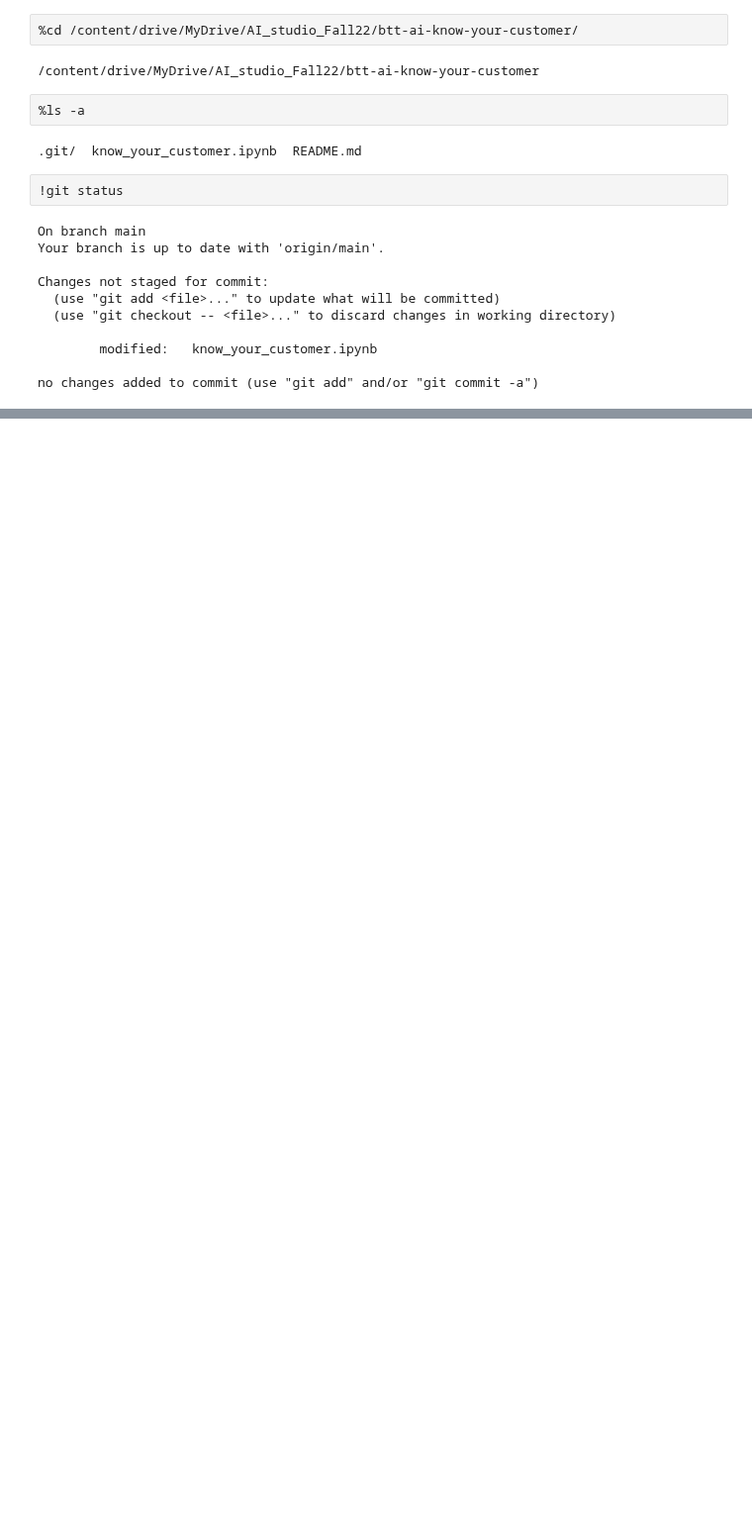
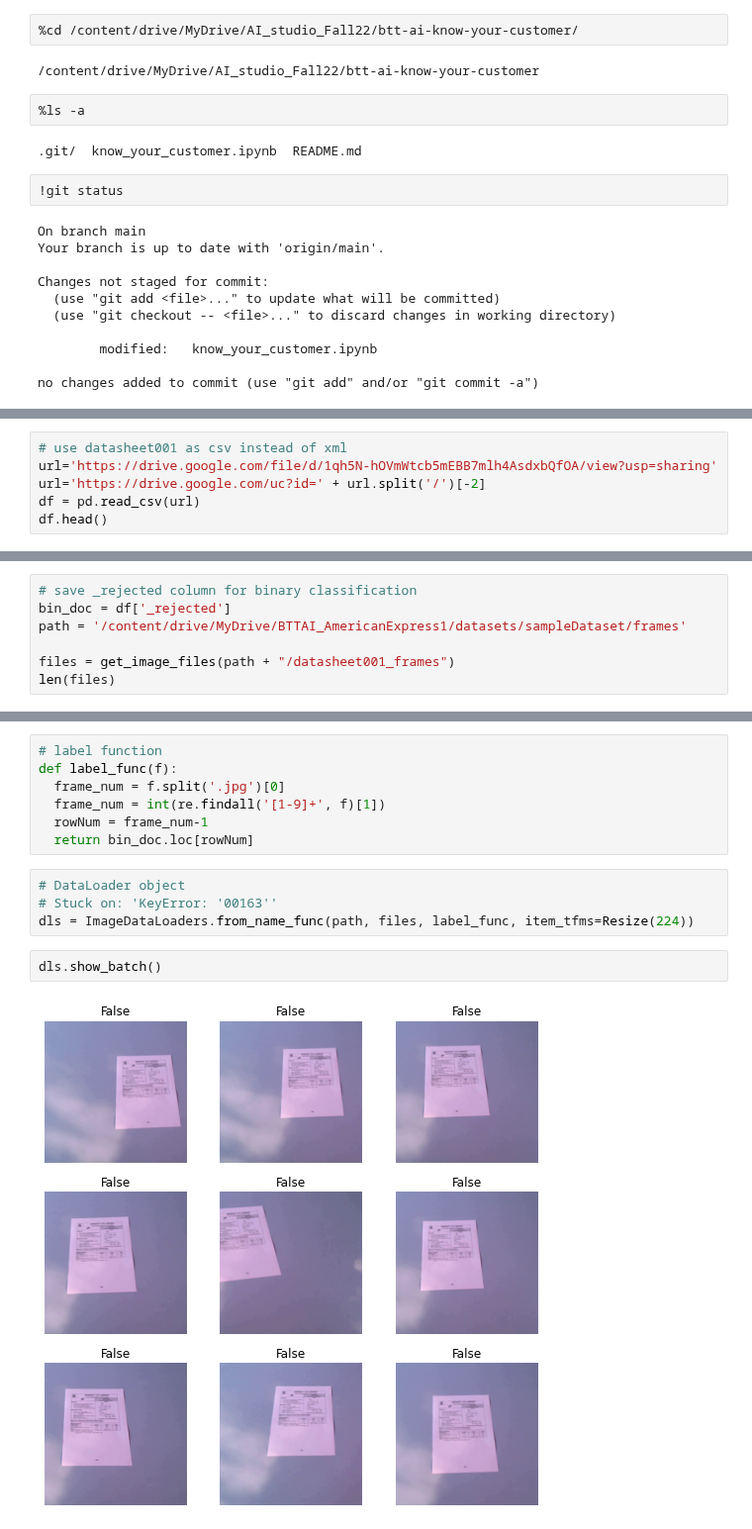
Before and after one commit to alixintong/btt-ai-know-your-customer, a Jupyter notebook: know_your_customer.ipynb, the cells around one changed output, grey strips where cells are left out. Shown at 99% size. Drawn from its saved outputs; the diff is of its cells as text; blank space fills up the shorter version.

Commit message:
Fixed the bug of DataLoader. Created a raw model for classifying documents. Need more images.

```diff
--- a/know_your_customer.ipynb
+++ b/know_your_customer.ipynb
@@ -145,0 +186,6 @@ no changes added to commit (use "git add" and/or "git commit -a")
+# %%
+# use datasheet001 as csv instead of xml
+url='https://drive.google.com/file/d/1qh5N-hOVmWtcb5mEBB7mlh4AsdxbQfOA/view?usp=sharing'
+url='https://drive.google.com/uc?id=' + url.split('/')[-2]
+df = pd.read_csv(url)
+df.head()
@@ -145,0 +199,7 @@ no changes added to commit (use "git add" and/or "git commit -a")
+# %%
+# save _rejected column for binary classification
+bin_doc = df['_rejected']
+path = '/content/drive/MyDrive/BTTAI_AmericanExpress1/datasets/sampleDataset/frames'
+
+files = get_image_files(path + "/datasheet001_frames")
+len(files)
@@ -145,0 +217,15 @@ no changes added to commit (use "git add" and/or "git commit -a")
+# %%
+# label function
+def label_func(f):
+  frame_num = f.split('.jpg')[0]
+  frame_num = int(re.findall('[1-9]+', f)[1])
+  rowNum = frame_num-1
+  return bin_doc.loc[rowNum]
+# %%
+# DataLoader object
+# Stuck on: 'KeyError: '00163''
+dls = ImageDataLoaders.from_name_func(path, files, label_func, item_tfms=Resize(224))
+# %%
+dls.show_batch()
+# %% [output]
+[figure, added]
```
Also changed, not shown: parts of 20 cells of this notebook.
